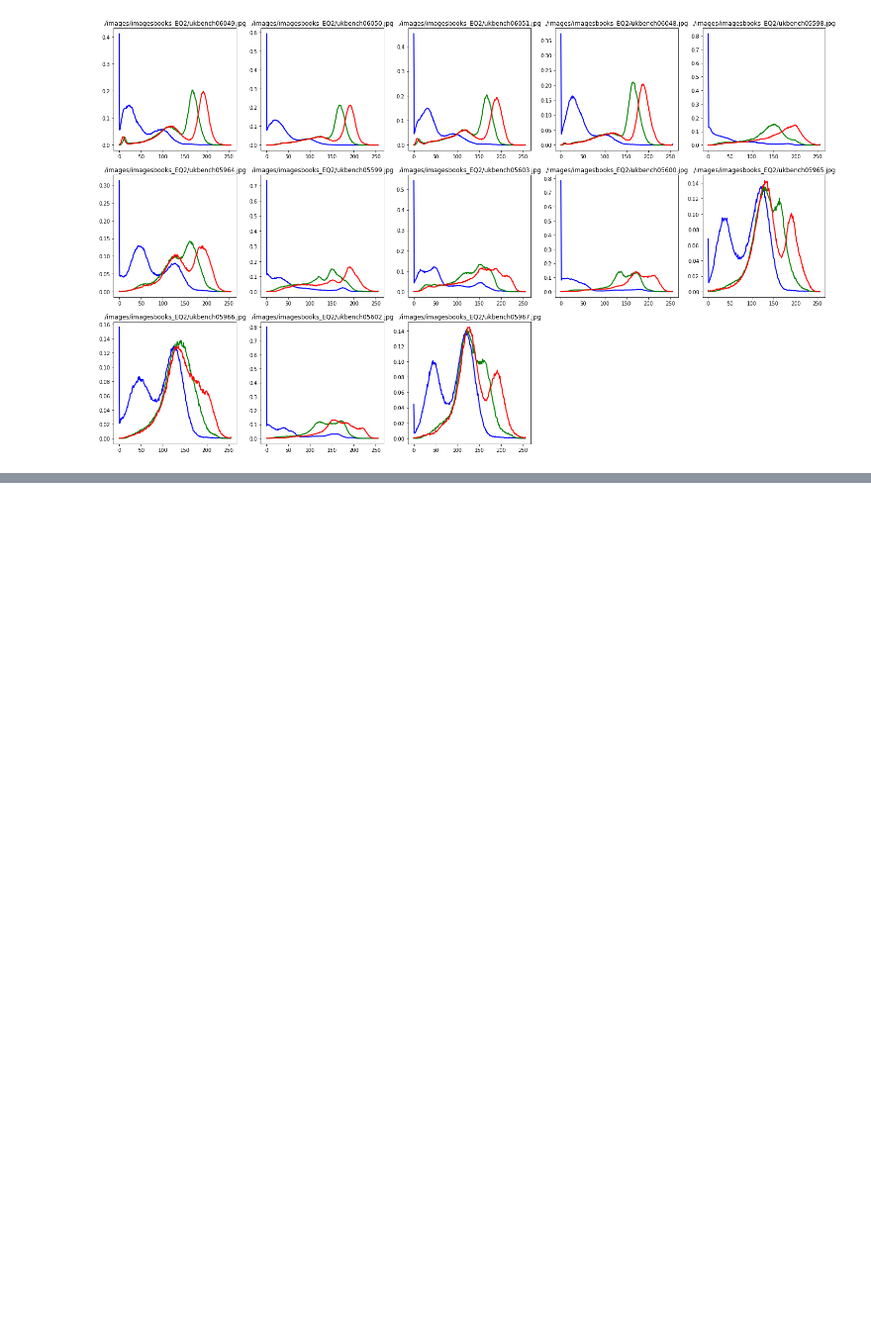
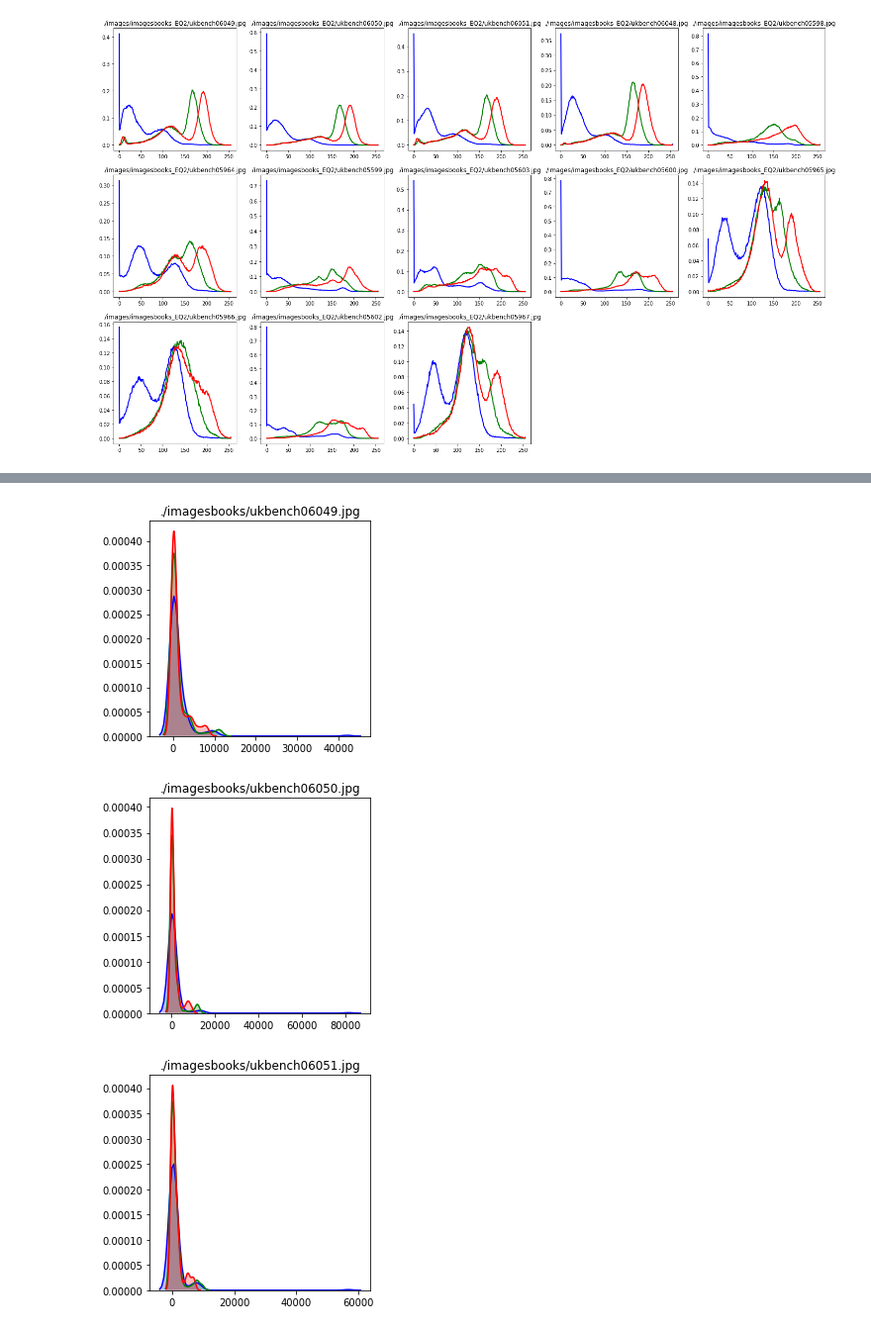
Before and after one commit to witchsab/WorkSpace, a Jupyter notebook: Results_Collateral.ipynb, the cells around one changed output, grey strips where cells are left out. Shown at 99% size. Saved outputs shown, nothing was run; the diff lists cells and outputs as text; code cells hidden in the pictures; blank space fills up the shorter version.

```diff
--- a/Collateral.ipynb
+++ b/Results_Collateral.ipynb
@@ -221,0 +139,21 @@ type (corr) , corr
+# %%
+# visualizing the histogram
+def showHistogramsSNS (q_paths): # list of paths
+    for q_path in q_paths:
+        img = cv2.imread(q_path)
+        color = ('b','g','r')
+        plt.figure(figsize=(4,4))
+        for i,col in enumerate(color):
+            histr = cv2.calcHist([img],[i],None,[256],[0,256])
+            histr = cv2.normalize(histr, None)
+            x = histr.reshape(256)
+            sns.kdeplot(x, shade=True, color=col)
+
+        plt.title(q_path)
+        plt.show()
+# %%
+showHistogramsSNS(q_paths[:3])
+# %% [output]
+[figure, added]
+[figure, added]
+[figure, added]
```
Also changed, not shown: parts of 12 cells of this notebook, 5 other files.
